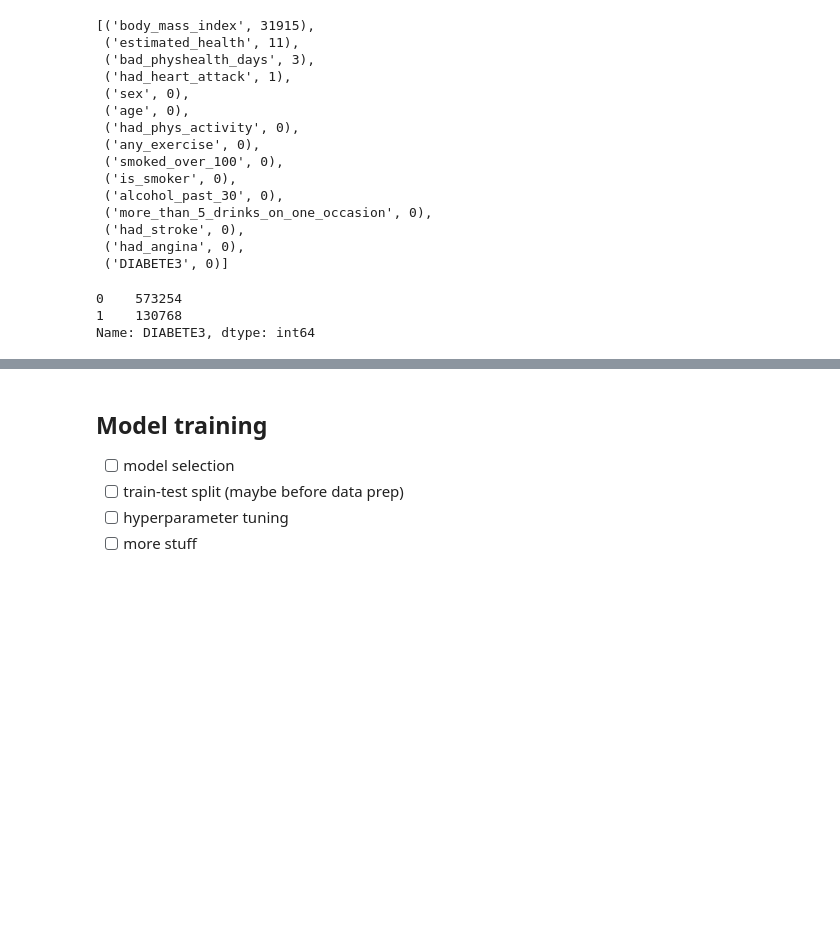
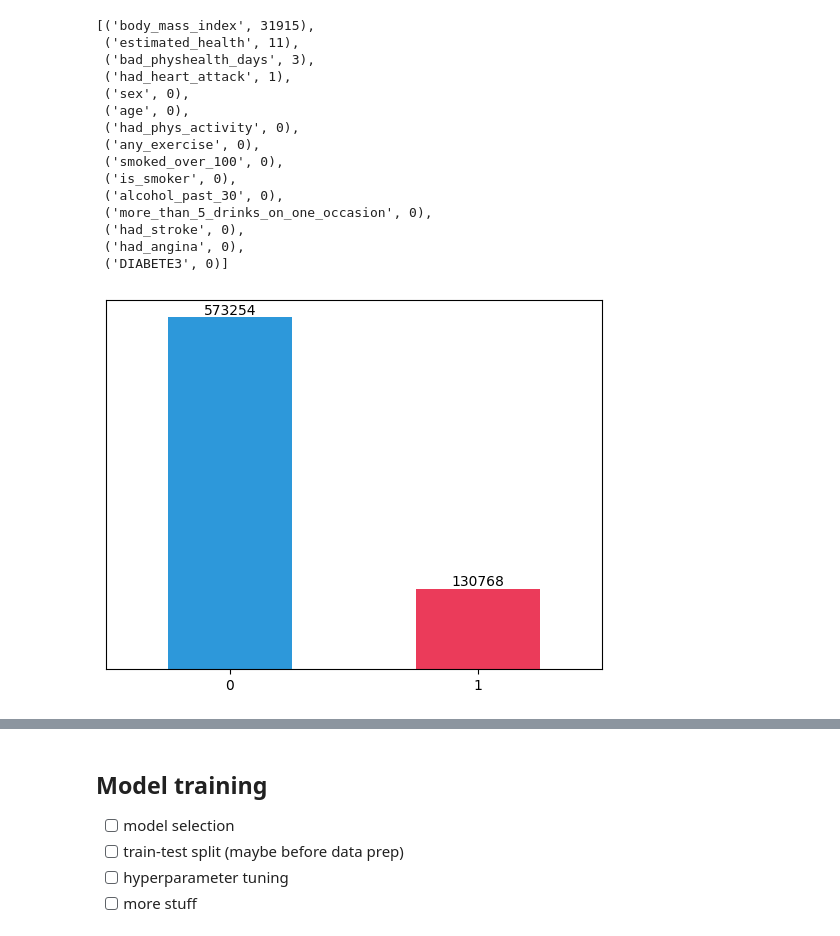
Before and after one commit to n-hundenborn/diabetes-forecasting, a Jupyter notebook: dev_model_training.ipynb, the cells around one changed output, grey strips where cells are left out. Drawn from its saved outputs; the diff is of its cells as text; code cells hidden in the pictures; blank space fills up the shorter version.

```diff
--- a/dev_model_training.ipynb
+++ b/dev_model_training.ipynb
@@ -240,8 +243,17 @@ cols_with_nan_amounts
 # %%
 # drop na drops [NAN] of the rows...
 df_prepared = df_filtered.dropna().reset_index(drop=True)
-df_prepared.DIABETE3.value_counts()
-# %% [output]
-0    573254
-1    130768
-Name: DIABETE3, dtype: int64
+# %%
+# viz unbalanced data
+fontsize = 10
+viz1 = df_prepared.DIABETE3.value_counts().plot(kind= "bar", rot = 0, color = ["#2d98da", "#eb3b5a"], fontsize = fontsize)
+viz1.bar_label(viz1.containers[0], fontsize= fontsize)
+# plt.xlabel("Diabetes", fontsize=fontsize)
+# plt.ylabel("Count", fontsize= fontsize)
+# plt.title("Imbalanced Data: #Records ", fontsize = fontsize)
+
+viz1.get_yaxis().set_visible(False)
+
+## the model will learn to classify "no Diabetes" better as there are more records in this class. Imbalanced data has consequences for further approach!!
+# %% [output]
+[figure, added]
```
Also changed, not shown: parts of 25 cells of this notebook.
